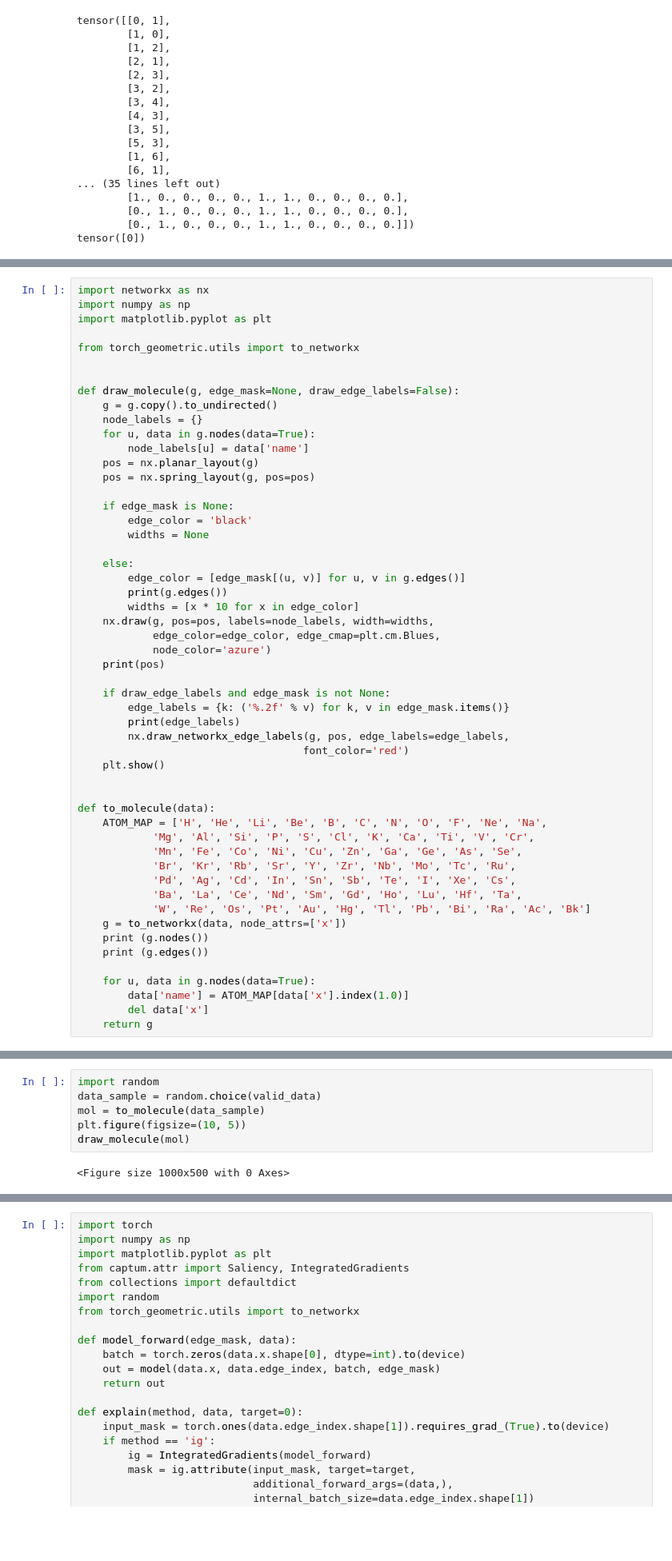
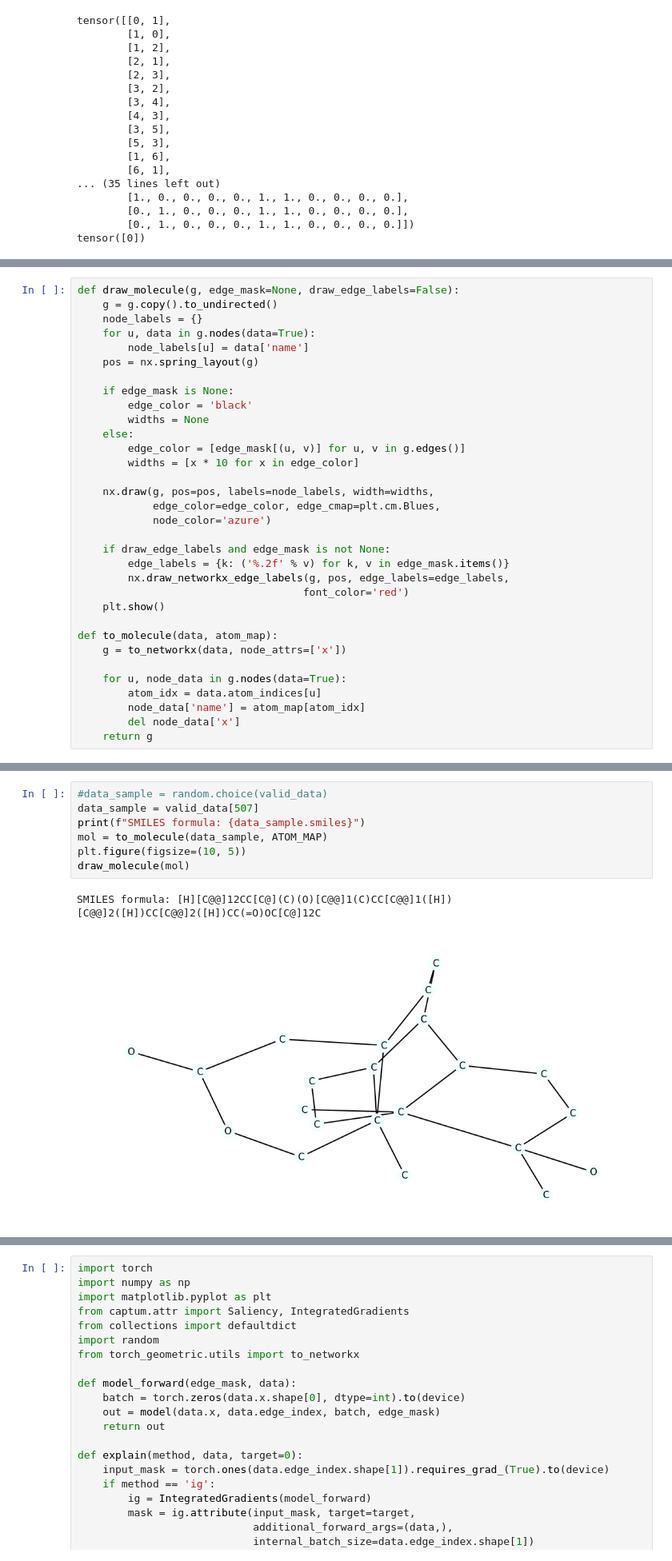
Before and after one commit to AlinaGavrish/Forecasting-Banned-Substances-Leveraging-GNN-and-Explainable-AI-for-Sports-Anti-Doping, a Jupyter notebook: smiles copy.ipynb, the cells around one changed output, grey strips where cells are left out. Shown at 80% size. Drawn from its saved outputs; the diff is of its cells as text; blank space fills up the shorter version.

```diff
--- a/smiles copy.ipynb
+++ b/smiles copy.ipynb
@@ -373,53 +583,33 @@ train_loader = DataLoader(train_dataset, batch_size=128)
 # %%
-import networkx as nx
-import numpy as np
-import matplotlib.pyplot as plt
-
-from torch_geometric.utils import to_networkx
-
-
 def draw_molecule(g, edge_mask=None, draw_edge_labels=False):
     g = g.copy().to_undirected()
     node_labels = {}
     for u, data in g.nodes(data=True):
         node_labels[u] = data['name']
-    pos = nx.planar_layout(g)
-    pos = nx.spring_layout(g, pos=pos)
+    pos = nx.spring_layout(g)
 
     if edge_mask is None:
         edge_color = 'black'
         widths = None
-
     else:
         edge_color = [edge_mask[(u, v)] for u, v in g.edges()]
-        print(g.edges())
         widths = [x * 10 for x in edge_color]
+
     nx.draw(g, pos=pos, labels=node_labels, width=widths,
             edge_color=edge_color, edge_cmap=plt.cm.Blues,
             node_color='azure')
-    print(pos)
 
     if draw_edge_labels and edge_mask is not None:
         edge_labels = {k: ('%.2f' % v) for k, v in edge_mask.items()}
-        print(edge_labels)
         nx.draw_networkx_edge_labels(g, pos, edge_labels=edge_labels,
                                     font_color='red')
     plt.show()
 
+def to_molecule(data, atom_map):
+    g = to_networkx(data, node_attrs=['x'])
 
-def to_molecule(data):
-    ATOM_MAP = ['H', 'He', 'Li', 'Be', 'B', 'C', 'N', 'O', 'F', 'Ne', 'Na',
-            'Mg', 'Al', 'Si', 'P', 'S', 'Cl', 'K', 'Ca', 'Ti', 'V', 'Cr',
-            'Mn', 'Fe', 'Co', 'Ni', 'Cu', 'Zn', 'Ga', 'Ge', 'As', 'Se',
-            'Br', 'Kr', 'Rb', 'Sr', 'Y', 'Zr', 'Nb', 'Mo', 'Tc', 'Ru',
-            'Pd', 'Ag', 'Cd', 'In', 'Sn', 'Sb', 'Te', 'I', 'Xe', 'Cs',
-            'Ba', 'La', 'Ce', 'Nd', 'Sm', 'Gd', 'Ho', 'Lu', 'Hf', 'Ta',
-            'W', 'Re', 'Os', 'Pt', 'Au', 'Hg', 'Tl', 'Pb', 'Bi', 'Ra', 'Ac', 'Bk']
-    g = to_networkx(data, node_attrs=['x'])
-    print (g.nodes())
-    print (g.edges())
-
-    for u, data in g.nodes(data=True):
-        data['name'] = ATOM_MAP[data['x'].index(1.0)]
-        del data['x']
+    for u, node_data in g.nodes(data=True):
+        atom_idx = data.atom_indices[u]
+        node_data['name'] = atom_map[atom_idx]
+        del node_data['x']
     return g
@@ -609,8 +632,10 @@ AttributeError: 'list' object has no attribute 'argmax'
 # %%
-import random
-data_sample = random.choice(valid_data)
-mol = to_molecule(data_sample)
+#data_sample = random.choice(valid_data)
+data_sample = valid_data[507]
+print(f"SMILES formula: {data_sample.smiles}")
+mol = to_molecule(data_sample, ATOM_MAP)
 plt.figure(figsize=(10, 5))
 draw_molecule(mol)
 # %% [output]
-<Figure size 1000x500 with 0 Axes>
+SMILES formula: [H][C@@]12CC[C@](C)(O)[C@@]1(C)CC[C@@]1([H])[C@@]2([H])CC[C@@]2([H])CC(=O)OC[C@]12C
+[figure, added]
```
Also changed, not shown: parts of 43 cells of this notebook, 15 other files.
